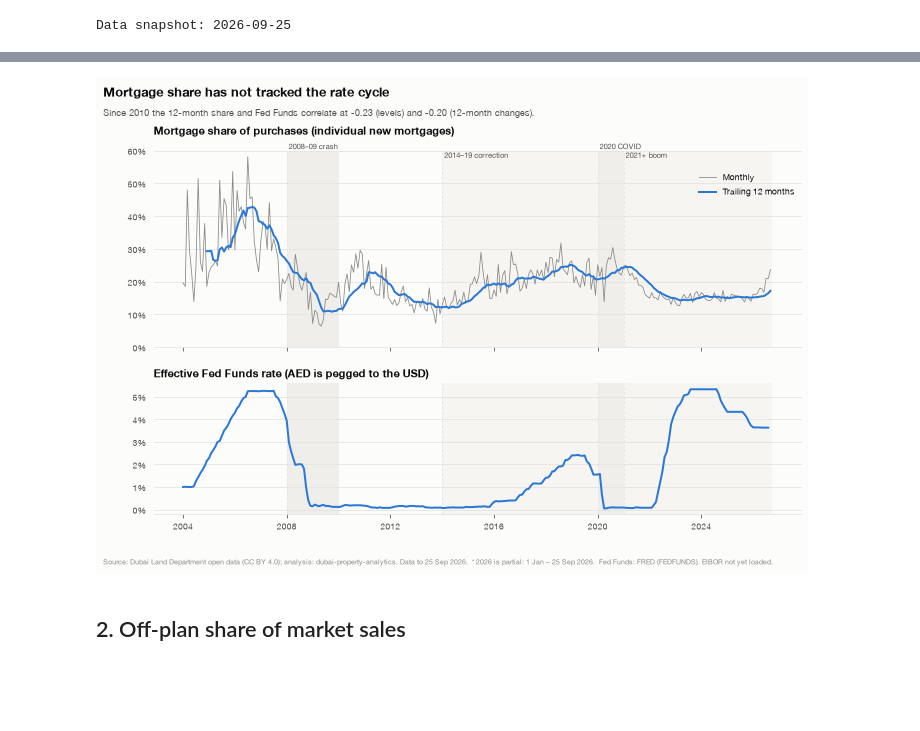
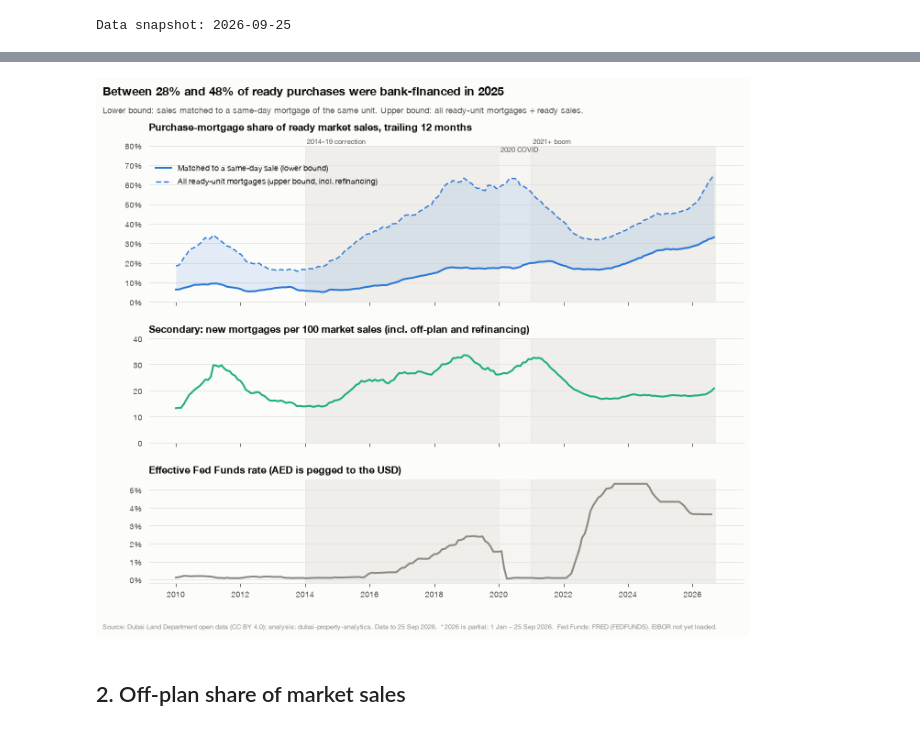
Before and after one commit to SafwanTisekar/dubai-property-analytics, a Jupyter notebook: notebooks/02_financing_mix.ipynb, the cells around one changed output, grey strips where cells are left out. Drawn from its saved outputs; the diff is of its cells as text; code cells hidden in the pictures; blank space fills up the shorter version.

```diff
--- a/notebooks/02_financing_mix.ipynb
+++ b/notebooks/02_financing_mix.ipynb
@@ -64,34 +80,57 @@ display(yearly_share.join(rate_y.rename("fed_funds_avg")).loc[2010:])
 # %%
-fig, (a1, a2) = P.figure(2, 1, size=(10, 6.8), sharex=True, gridspec_kw={"height_ratios": [3, 2]})
-fig.subplots_adjust(top=0.86, bottom=0.11, hspace=0.22)
-for ax in (a1, a2):
-    P.shade_phases(ax, mc.CYCLE_PHASES, SNAP, by="month", label=ax is a1)
-a1.plot(share["month"], share["mortgage_share"], color=P.MUTED, lw=0.8, label="Monthly")
+m = mi[mi["month"] >= "2010-01-01"]
+fig, (a1, a2, a3) = P.figure(
+    3, 1, size=(10, 8.4), sharex=True, gridspec_kw={"height_ratios": [3, 2, 2]}
+)
+fig.subplots_adjust(top=0.88, bottom=0.09, hspace=0.3)
+for ax in (a1, a2, a3):
+    P.shade_phases(
+        ax, [p for p in mc.CYCLE_PHASES if p.start_year >= 2010], SNAP, by="month", label=ax is a1
+    )
+a1.fill_between(
+    m["month"],
+    m["purchase_share_12m"],
+    m["upper_share_12m"],
+    color=P.SERIES["total"],
+    alpha=0.12,
+    lw=0,
+)
 a1.plot(
-    share["month"],
-    share["mortgage_share_12m"],
+    m["month"],
+    m["purchase_share_12m"],
     color=P.SERIES["total"],
     lw=2,
-    label="Trailing 12 months",
+    label="Matched to a same-day sale (lower bound)",
+)
+a1.plot(
+    m["month"],
+    m["upper_share_12m"],
+    color=P.SERIES["total"],
+    lw=1.4,
+    ls=(0, (4, 2)),
+    label="All ready-unit mortgages (upper bound, incl. refinancing)",
 )
 P.pct_axis(a1)
-a1.set_ylim(0, 0.6)
-a1.set_title("Mortgage share of purchases (individual new mortgages)", pad=16)
-a1.legend(loc="upper right", bbox_to_anchor=(1, 0.93))
-a2.plot(share["month"], share["fed_funds_rate"], color=P.SERIES["total"], lw=2)
-P.pct_axis(a2, decimals=0)
-a2.set_title("Effective Fed Funds rate (AED is pegged to the USD)")
+a1.set_ylim(0, 0.8)
+a1.set_title("Purchase-mortgage share of ready market sales, trailing 12 months", pad=16)
+a1.legend(loc="upper left", bbox_to_anchor=(0, 0.93))
+a2.plot(m["month"], m["new_per_100_sales_12m"], color=P.SERIES["third"], lw=2)
+a2.set_ylim(0, 40)
+a2.set_title("Secondary: new mortgages per 100 market sales (incl. off-plan and refinancing)")
+a3.plot(m["month"], m["fed_funds_rate"], color=P.SERIES["neutral"], lw=2)
+P.pct_axis(a3, decimals=0)
+a3.set_title("Effective Fed Funds rate (AED is pegged to the USD)")
+y25 = yearly_mi.set_index("year").loc[SNAP.year - 1]
 P.titled(
     fig,
-    "Mortgage share has not tracked the rate cycle",
-    f"Since 2010 the 12-month share and Fed Funds correlate at {corr['corr_levels']:.2f} (levels) "
-    f"and {corr['corr_12m_changes']:.2f} (12-month changes).",
+    f"Between {y25['purchase_share']:.0%} and {y25['upper_share']:.0%} of ready purchases were bank-financed in {SNAP.year - 1}",
+    "Lower bound: sales matched to a same-day mortgage of the same unit. Upper bound: all ready-unit mortgages ÷ ready sales.",
 )
 P.add_source(fig, SNAP, note="Fed Funds: FRED (FEDFUNDS). EIBOR not yet loaded.")
-P.save(fig, "q2_mortgage_share_vs_fedfunds")
+P.save(fig, "q2_purchase_mortgage_share_vs_fedfunds")
 plt.show()
 # %% [output]
-[figure, old version]
+[figure, new version]
 # %% [markdown]
 ## 2. Off-plan share of market sales
 # %%
```
Also changed, not shown: parts of 9 cells of this notebook, 32 other files.
